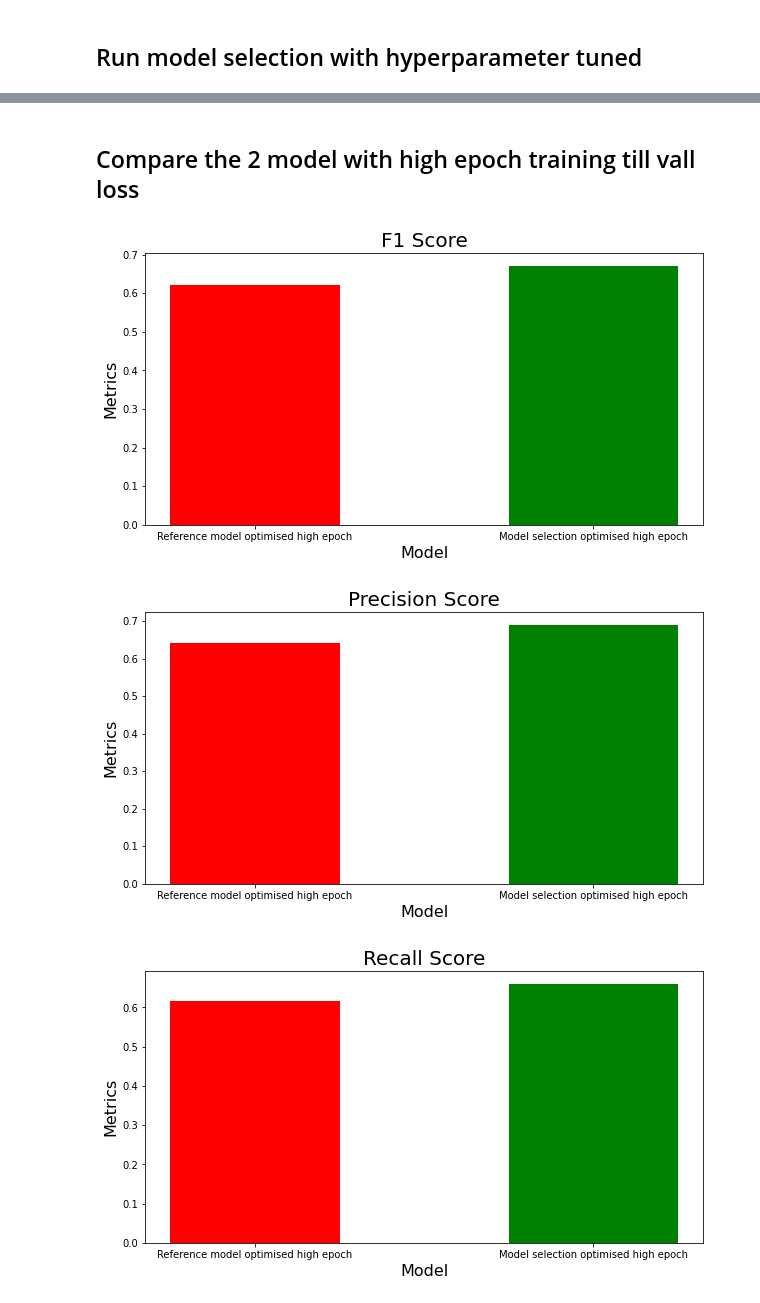
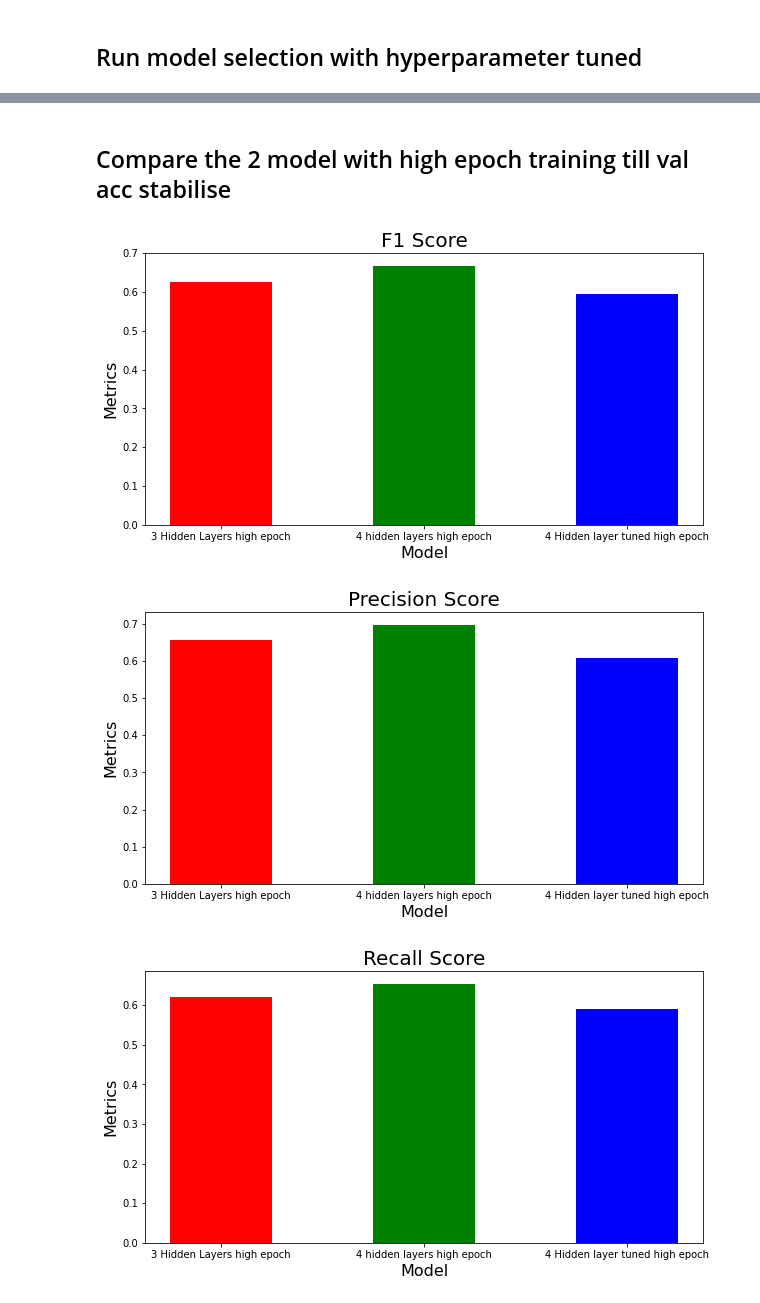
Before and after one commit to DreamyMemories/Facial-Expression-Recognition, a Jupyter notebook: main.ipynb, the cells around one changed output, grey strips where cells are left out. Cells and saved outputs as stored; diff of their text form; code cells hidden in the pictures.

```diff
--- a/main.ipynb
+++ b/main.ipynb
@@ -809,0 +854,5 @@ NameError: name 'Sequential' is not defined
+# %%
+# Test model
+model_selection_tuned.load_weights('weights/model_weights_selection_tuned_40.h5')
+model_selection_tuned_accuracy = model_selection_tuned.evaluate(test_generator)
+model_selection_tuned_y_pred = model_selection_tuned.predict(test_generator)
@@ -1062,7 +1140,10 @@ F1 Score: 0.6708059815765965
 # %% [markdown]
 <h2>Run model selection with hyperparameter tuned</h2>
 # %%
-epoch = 400
+epoch = 170
+
+# Load weights
+model_selection_tuned.load_weights('weights/model_weights_selection_tuned_40.h5')
 
 model_selection_tuned_checkpoint = ModelCheckpoint('weights/model_weights_selection_tuned.h5', monitor='val_accuracy', save_weights_only=True, mode='max', verbose=2)
 
@@ -1070,6 +1151,7 @@ history_model_selection_tuned = model_selection_tuned.fit(
     x=train_generator,
     steps_per_epoch=steps_per_epoch,
     epochs=epoch,
+    initial_epoch=146,
     validation_data=validation_generator,
     validation_steps=validation_steps,
     callbacks=[model_selection_tuned_checkpoint, early_stop, PlotLossesKeras(), reduce_lr],
@@ -1076,0 +1168,5 @@ history_model_selection_tuned = model_selection_tuned.fit(
+# %%
+# Evaluate Model
+model_selection_tuned.load_weights('weights/model_weights_selection_tuned.h5')
+model_selection_tuned.evaluate(test_generator)
+model_selection_tuned_y_pred = model_selection_tuned.predict(test_generator, test_generator.n//test_generator.batch_size+1)
@@ -1076,0 +1181,3 @@ history_model_selection_tuned = model_selection_tuned.fit(
+# %%
+# Calculate metrics
+model_selection_tuned_precision, model_selection_tuned_recall, model_selection_tuned_fscore = calculate_model_metrics(y_true, model_selection_tuned_y_pred, classes)
@@ -1077,40 +1202,40 @@ history_model_selection_tuned = model_selection_tuned.fit(
 # %% [markdown]
-<h2>Compare the 2 model with high epoch training till vall loss</h2>
+<h2>Compare the 2 model with high epoch training till val acc stabilise</h2>
 # %%
-tick_labels = ['3 Hidden Layers high epoch', 'Model selection with 4 hidden layers']
-color=['red', 'green']
-fscore_list = [ref_model_optimised_400_fscore, model_selection_fscore]
-precision_list = [ref_model_optimised_400_precision, model_selection_precision]
-recall_list = [ref_model_optimised_400_recall, model_selection_recall]
+tick_labels = ['3 Hidden Layers high epoch', '4 hidden layers high epoch', '4 Hidden layer tuned high epoch']
+color=['red', 'green', 'blue']
+fscore_list = [ref_model_optimised_400_fscore, model_selection_fscore, model_selection_tuned_fscore]
+precision_list = [ref_model_optimised_400_precision, model_selection_precision, model_selection_tuned_precision]
+recall_list = [ref_model_optimised_400_recall, model_selection_recall, model_selection_tuned_recall]
 
 # Compare model metrics in a bar graph
 plt.figure(facecolor='white', figsize=(10,5))
 plt.title('F1 Score', fontsize=20)
 #
 plt.ylabel('Metrics', fontsize=16)
 plt.xlabel('Model', fontsize=16)
-plt.bar(np.arange(2), fscore_list, width=0.5, tick_label=tick_labels, color=color)
+plt.bar(np.arange(3), fscore_list, width=0.5, tick_label=tick_labels, color=color)
 plt.savefig('graphs/f1_score_high_epoch.png')
 plt.show()
 
 plt.figure(facecolor='white', figsize=(10,5))
 plt.title('Precision Score', fontsize=20)
 # plt.yscale('log')
 plt.ylabel('Metrics', fontsize=16)
 plt.xlabel('Model', fontsize=16)
-plt.bar(np.arange(2), precision_list, width=0.5, tick_label=tick_labels, color=color)
+plt.bar(np.arange(3), precision_list, width=0.5, tick_label=tick_labels, color=color)
 plt.savefig('graphs/precision_score_high_epoch.png')
 plt.show()
 
 plt.figure(facecolor='white', figsize=(10,5))
 plt.title('Recall Score', fontsize=20)
 # plt.yscale('log')
 plt.ylabel('Metrics', fontsize=16)
 plt.xlabel('Model', fontsize=16)
-plt.bar(np.arange(2), recall_list, width=0.5, tick_label=tick_labels, color=color)
+plt.bar(np.arange(3), recall_list, width=0.5, tick_label=tick_labels, color=color)
 plt.savefig('graphs/recall_score_high_epoch.png')
 plt.show()
 # %% [output]
-[figure, old version]
+[figure, new version]
-[figure, old version]
+[figure, new version]
-[figure, old version]
+[figure, new version]
```
Also changed, not shown: parts of 25 cells of this notebook, 16 other files.
